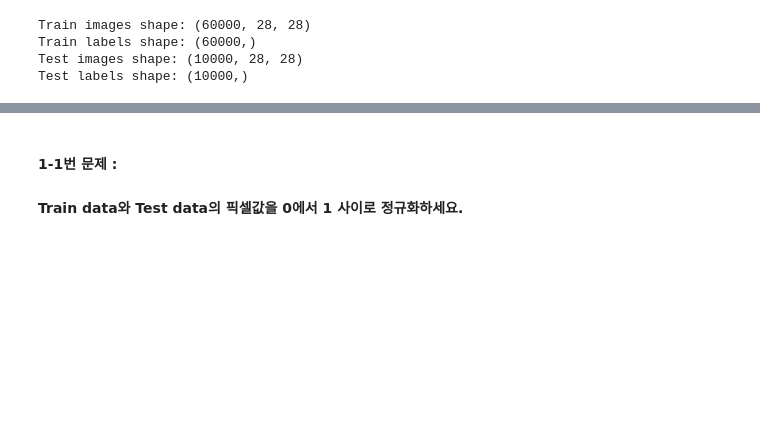
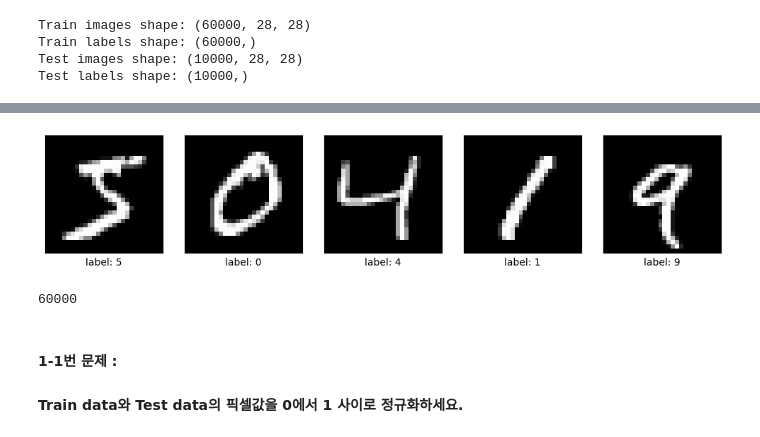
Before and after one commit to brighteen/Deep-Learning, a Jupyter notebook: 날코딩/11-02.신경망을 사용한 MNIST 문제.ipynb, the cells around one changed output, grey strips where cells are left out. Drawn from its saved outputs; the diff is of its cells as text; code cells hidden in the pictures; blank space fills up the shorter version.

Commit message:
mnist 데이터 까보기

```diff
--- a/날코딩/11-02.신경망을 사용한 MNIST 문제.ipynb
+++ b/날코딩/11-02.신경망을 사용한 MNIST 문제.ipynb
@@ -61,3 +81,35 @@ Test labels shape: (10000,)
+# %%
+import matplotlib.pyplot as plt
+
+# 원본 데이터 형태로 변환 (flatten 이전 상태로 되돌리기)
+# 만약 이미 flatten된 상태라면 28x28 형태로 다시 변환
+X_sample = X_train[2].reshape(28, 28)
+
+# 이미지 시각화
+# plt.figure(figsize=(5, 5))
+# plt.imshow(X_sample, cmap='gray')
+# plt.title(f'MNIST sample image (label: {y_train[0]})')
+# plt.colorbar()
+# plt.grid(False)
+# plt.show()
+
+# 여러 이미지 한번에 시각화
+plt.figure(figsize=(10, 10))
+for i in range(5):
+    plt.subplot(5, 5, i+1)
+    plt.xticks([])
+    plt.yticks([])
+    plt.grid(False)
+    plt.imshow(X_train[i].reshape(28, 28), cmap='gray')
+    plt.xlabel(f'label: {y_train[i]}')
+plt.tight_layout()
+plt.show()
+# %% [output]
+[figure, added]
+# %%
+len(X_train)
+# %% [output]
+60000
 # %% [markdown]
 #
 #### 1-1번 문제 :
```
Also changed, not shown: parts of 4 cells of this notebook, 2 other files.
